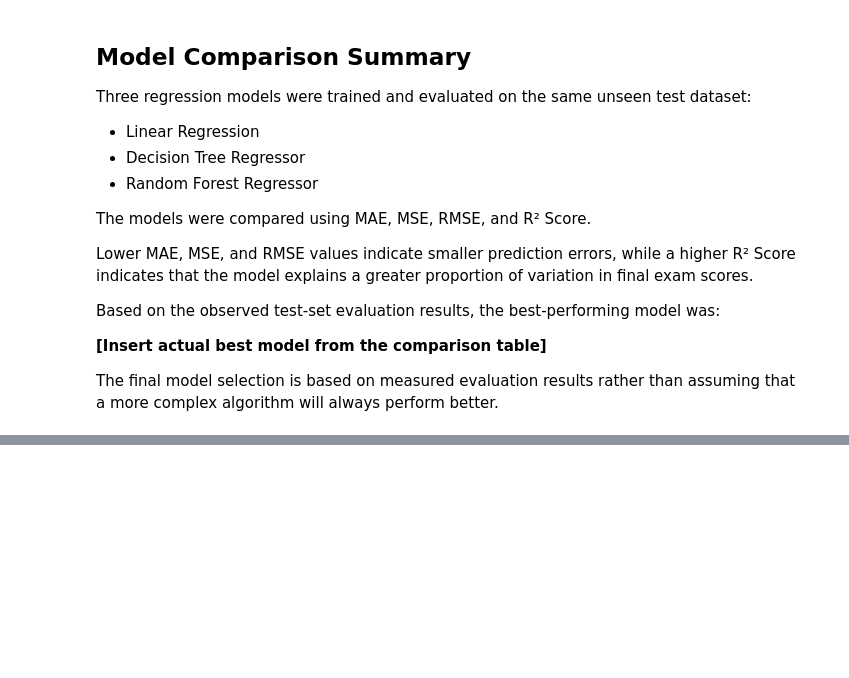
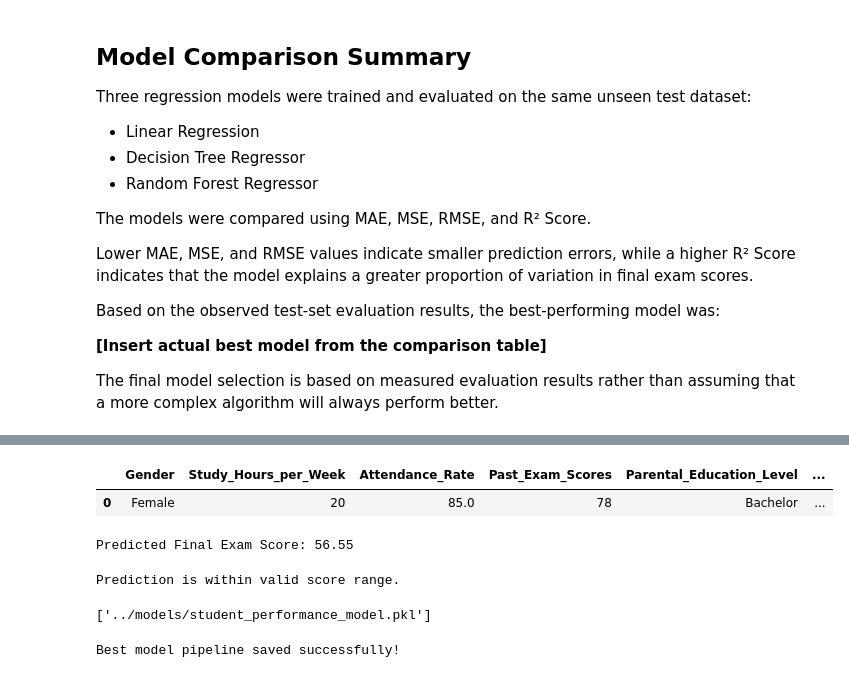
Before and after one commit to ryeshika07/student-performance-prediction, a Jupyter notebook: notebooks/student_performance_prediction.ipynb, the cells around one changed output, grey strips where cells are left out. Drawn from its saved outputs; the diff is of its cells as text; code cells hidden in the pictures; blank space fills up the shorter version.

Commit message:
Select and save best regression model

```diff
--- a/notebooks/student_performance_prediction.ipynb
+++ b/notebooks/student_performance_prediction.ipynb
@@ -1812,0 +1892,37 @@ The final model selection is based on measured evaluation results rather than as
+# %%
+new_student = pd.DataFrame({
+    "Gender": ["Female"],
+    "Study_Hours_per_Week": [20],
+    "Attendance_Rate": [85.0],
+    "Past_Exam_Scores": [78],
+    "Parental_Education_Level": ["Bachelor"],
+    "Internet_Access_at_Home": ["Yes"],
+    "Extracurricular_Activities": ["No"]
+})
+# %%
+new_student
+# %% [output]
+|  | Gender | Study_Hours_per_Week | Attendance_Rate | Past_Exam_Scores | Parental_Education_Level | ... |
+| 0 | Female | 20 | 85.0 | 78 | Bachelor | ... |
+# %%
+predicted_score = best_model.predict(
+    new_student
+)
+
+print(
+    f"Predicted Final Exam Score: "
+    f"{predicted_score[0]:.2f}"
+)
+# %% [output]
+Predicted Final Exam Score: 56.55
+# %%
+prediction_value = predicted_score[0]
+if 0 <= prediction_value <= 100:
+    print("Prediction is within valid score range.")
+else:
+    print(
+        "Warning: Prediction is outside "
+        "the expected 0-100 range."
+    )
+# %% [output]
+Prediction is within valid score range.
@@ -1812,0 +1931,13 @@ The final model selection is based on measured evaluation results rather than as
+# %%
+joblib.dump(
+    best_model,
+    "../models/student_performance_model.pkl"
+)
+# %% [output]
+['../models/student_performance_model.pkl']
+# %%
+print(
+    "Best model pipeline saved successfully!"
+)
+# %% [output]
+Best model pipeline saved successfully!
```
Also changed, not shown: parts of 11 cells of this notebook, 1 other file.
